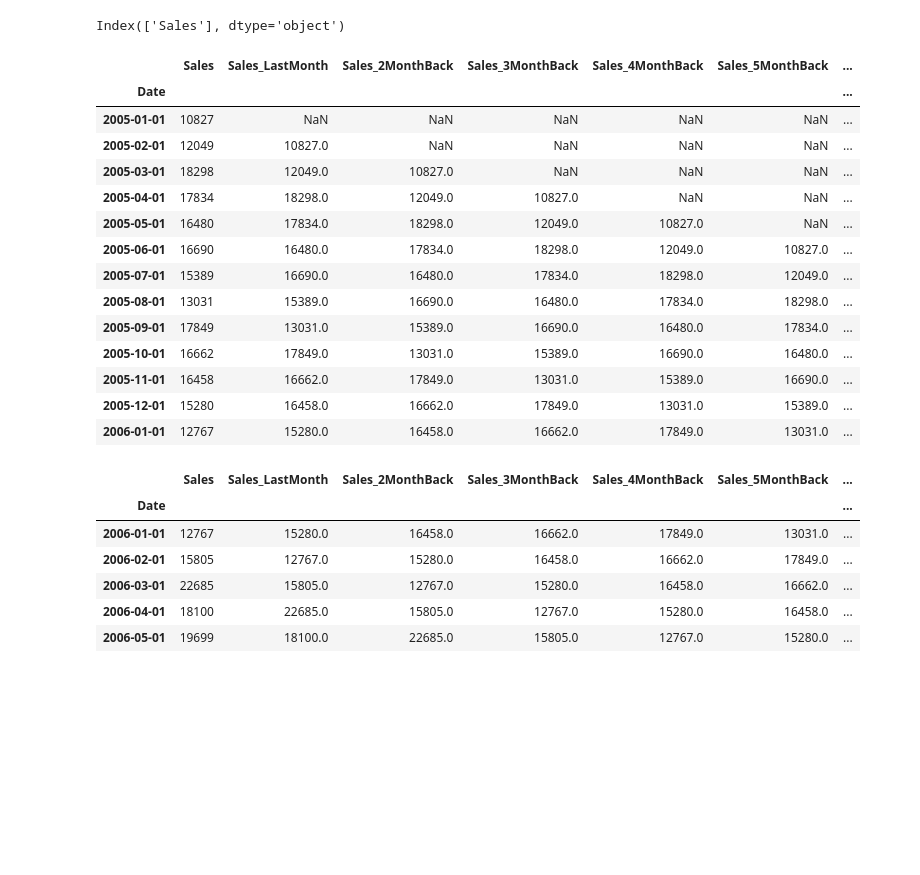
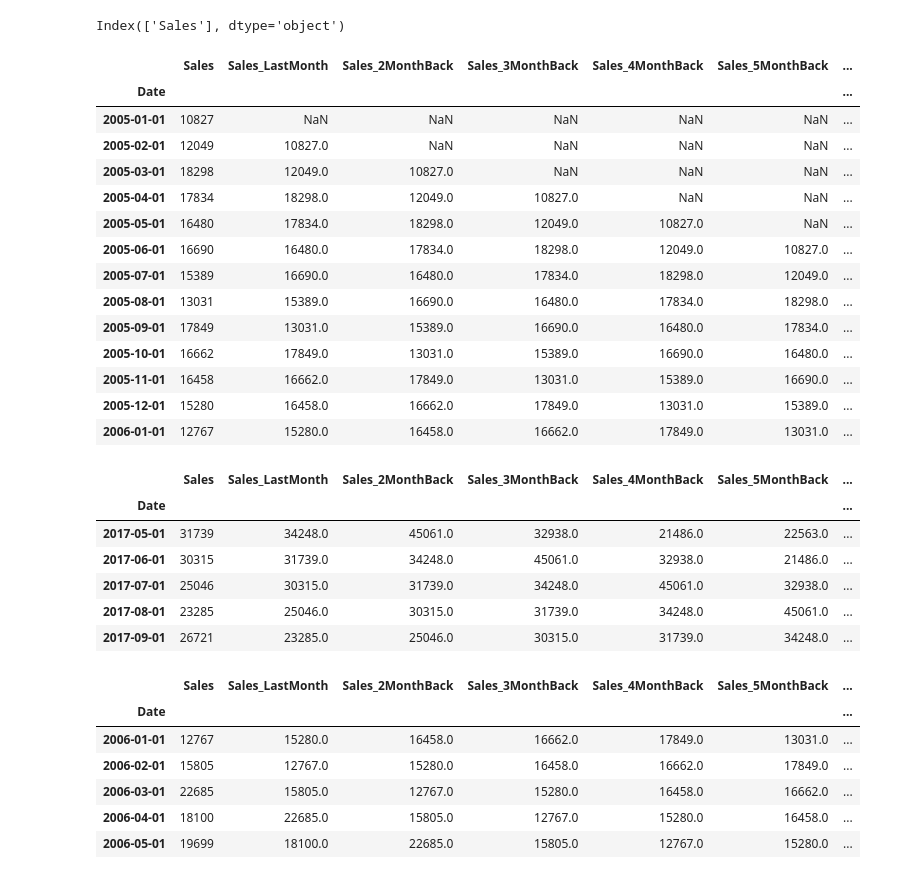
Before and after one commit to arjun-ms/Crane-Sales-Forecast, a Jupyter notebook: ML_Models.ipynb, the cells around one changed output. Saved outputs shown, nothing was run; the diff lists cells and outputs as text; code cells hidden in the pictures; blank space fills up the shorter version.

```diff
--- a/Random_Forest.ipynb
+++ b/ML_Models.ipynb
@@ -68,24 +68,34 @@ df['Sales_9MonthBack'] = df['Sales'].shift(+9)
 df['Sales_10MonthBack'] = df['Sales'].shift(+10)
 df['Sales_11MonthBack'] = df['Sales'].shift(+11)
 df['Sales_12MonthBack'] = df['Sales'].shift(+12)
+# %%
+df.head(13)
+# %% [output]
+|  | Sales | Sales_LastMonth | Sales_2MonthBack | Sales_3MonthBack | Sales_4MonthBack | Sales_5MonthBack | ... |
+| Date |  |  |  |  |  |  | ... |
+| 2005-01-01 | 10827 | NaN | NaN | NaN | NaN | NaN | ... |
+| 2005-02-01 | 12049 | 10827.0 | NaN | NaN | NaN | NaN | ... |
+| 2005-03-01 | 18298 | 12049.0 | 10827.0 | NaN | NaN | NaN | ... |
+| 2005-04-01 | 17834 | 18298.0 | 12049.0 | 10827.0 | NaN | NaN | ... |
+| 2005-05-01 | 16480 | 17834.0 | 18298.0 | 12049.0 | 10827.0 | NaN | ... |
+| 2005-06-01 | 16690 | 16480.0 | 17834.0 | 18298.0 | 12049.0 | 10827.0 | ... |
+| 2005-07-01 | 15389 | 16690.0 | 16480.0 | 17834.0 | 18298.0 | 12049.0 | ... |
+| 2005-08-01 | 13031 | 15389.0 | 16690.0 | 16480.0 | 17834.0 | 18298.0 | ... |
+| 2005-09-01 | 17849 | 13031.0 | 15389.0 | 16690.0 | 16480.0 | 17834.0 | ... |
+| 2005-10-01 | 16662 | 17849.0 | 13031.0 | 15389.0 | 16690.0 | 16480.0 | ... |
+| 2005-11-01 | 16458 | 16662.0 | 17849.0 | 13031.0 | 15389.0 | 16690.0 | ... |
+| 2005-12-01 | 15280 | 16458.0 | 16662.0 | 17849.0 | 13031.0 | 15389.0 | ... |
+| 2006-01-01 | 12767 | 15280.0 | 16458.0 | 16662.0 | 17849.0 | 13031.0 | ... |
 # %%
-df.head(13)
+df.tail()
 # %% [output]
 |  | Sales | Sales_LastMonth | Sales_2MonthBack | Sales_3MonthBack | Sales_4MonthBack | Sales_5MonthBack | ... |
 | Date |  |  |  |  |  |  | ... |
-| 2005-01-01 | 10827 | NaN | NaN | NaN | NaN | NaN | ... |
-| 2005-02-01 | 12049 | 10827.0 | NaN | NaN | NaN | NaN | ... |
-| 2005-03-01 | 18298 | 12049.0 | 10827.0 | NaN | NaN | NaN | ... |
-| 2005-04-01 | 17834 | 18298.0 | 12049.0 | 10827.0 | NaN | NaN | ... |
-| 2005-05-01 | 16480 | 17834.0 | 18298.0 | 12049.0 | 10827.0 | NaN | ... |
-| 2005-06-01 | 16690 | 16480.0 | 17834.0 | 18298.0 | 12049.0 | 10827.0 | ... |
-| 2005-07-01 | 15389 | 16690.0 | 16480.0 | 17834.0 | 18298.0 | 12049.0 | ... |
-| 2005-08-01 | 13031 | 15389.0 | 16690.0 | 16480.0 | 17834.0 | 18298.0 | ... |
-| 2005-09-01 | 17849 | 13031.0 | 15389.0 | 16690.0 | 16480.0 | 17834.0 | ... |
-| 2005-10-01 | 16662 | 17849.0 | 13031.0 | 15389.0 | 16690.0 | 16480.0 | ... |
-| 2005-11-01 | 16458 | 16662.0 | 17849.0 | 13031.0 | 15389.0 | 16690.0 | ... |
-| 2005-12-01 | 15280 | 16458.0 | 16662.0 | 17849.0 | 13031.0 | 15389.0 | ... |
-| 2006-01-01 | 12767 | 15280.0 | 16458.0 | 16662.0 | 17849.0 | 13031.0 | ... |
+| 2017-05-01 | 31739 | 34248.0 | 45061.0 | 32938.0 | 21486.0 | 22563.0 | ... |
+| 2017-06-01 | 30315 | 31739.0 | 34248.0 | 45061.0 | 32938.0 | 21486.0 | ... |
+| 2017-07-01 | 25046 | 30315.0 | 31739.0 | 34248.0 | 45061.0 | 32938.0 | ... |
+| 2017-08-01 | 23285 | 25046.0 | 30315.0 | 31739.0 | 34248.0 | 45061.0 | ... |
+| 2017-09-01 | 26721 | 23285.0 | 25046.0 | 30315.0 | 31739.0 | 34248.0 | ... |
 # %%
 df = df.dropna()
 # %%
```
Also changed, not shown: parts of 5 cells of this notebook, 3 other files.
